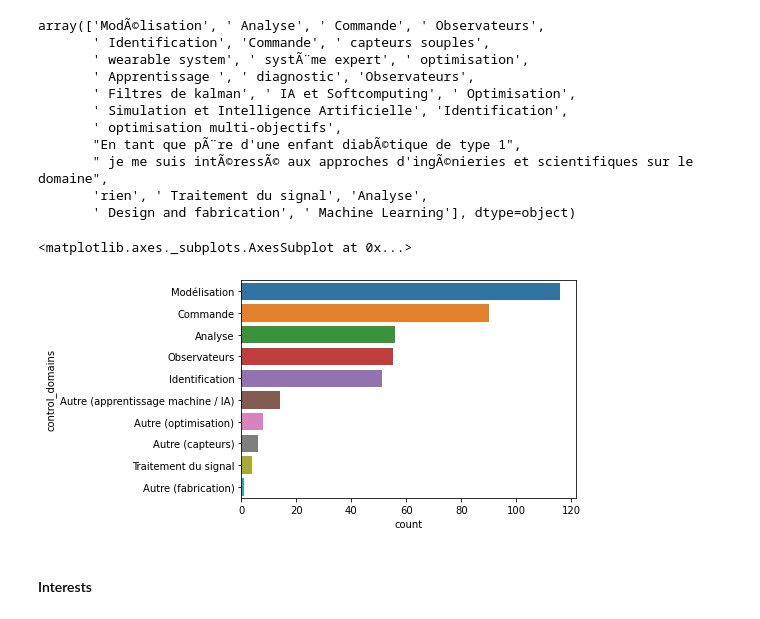
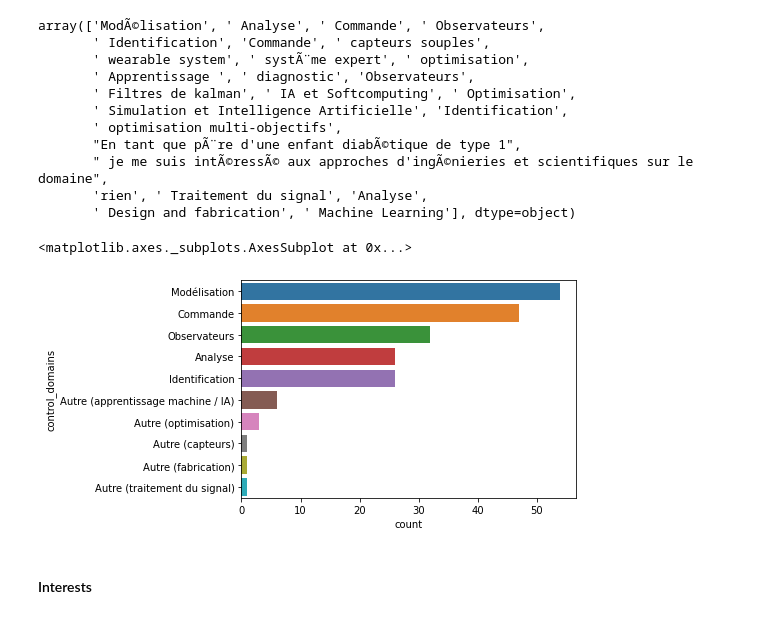
Before and after one commit to neuro-team-femto/auto_sante, a Jupyter notebook: analysis.ipynb, the cells around one changed output. Saved outputs shown, nothing was run; the diff lists cells and outputs as text; code cells hidden in the pictures.

```diff
--- a/analysis.ipynb
+++ b/analysis.ipynb
@@ -359,8 +369,8 @@ lab_city = {'Laboratoire des signaux et systèmes (L2S, UMR 8506)':'91190, Gif-s
             "Centre d'Enseignement et de Recherche en Informatique et Systèmes (CERIS)":'30100, Alès',
             'Laboratoire Universitaire de Recherche en Production Automatisée (LURPA, EA 1385)': '91190, Gif-sur-Yvette',
             "Institut français des sciences et technologies des transports, de l’aménagement et des réseaux (Ifsttar)":"59666, Villeneuve d'Ascq",
-            "Laboratoire d'Automatique, Systèmes Électriques et Environnement (LAS2E, Tunisie)": "Monastir, Tunisia",
-            "Dept of Mechanical and Aerospace Engineering, Rutgers University":"New Brunswick, NJ, USA",
+            "Laboratoire d'Automatique, Systèmes Électriques et Environnement (LAS2E, Tunisie)": ", Monastir - Tunisia",
+            "Dept of Mechanical and Aerospace Engineering, Rutgers University":", New Brunswick - NJ - USA",
             'Institut supérieur de l’aéronautique et de l’espace (ISAE-SUPAERO Recherche)': "31400, Toulouse",
             "Centre de Recherches sur la Cognition Animale (CRCA, UMR 5169)":"31400, Toulouse",
             "Laboratoire d'analyse et d'architecture des systèmes (LAAS, UPR 8001)": "31400, Toulouse",
@@ -389,0 +400,3 @@ sns.countplot(y="city",
+# %%
+question_df[["zip", "city"]] = question_df["city"].str.split(",", expand=True)
+question_df.zip = question_df.zip.str[0:2]
@@ -506,12 +548,12 @@ rename_control_domains = {'ModÃ©lisation':'Modélisation',
 question_df.control_domains = question_df.control_domains.apply(lambda row: rename_control_domains[row])
 # %%
 sns.countplot(y="control_domains",
-              order = question_df.groupby(['control_domains']).last_name.count().reset_index().sort_values(by='last_name',
+              order = question_df.groupby(['control_domains']).last_name.nunique().reset_index().sort_values(by='last_name',
                                                                                                      ascending=False).control_domains,
-              data=question_df)
+              data=question_df.drop_duplicates(subset=['last_name','control_domains'], keep='first'))
 # %% [output]
 <matplotlib.axes._subplots.AxesSubplot at 0x...>
-[figure, old version]
+[figure, new version]
 # %% [markdown]
 #### Interests
 # %%
```
Also changed, not shown: parts of 16 cells of this notebook.
